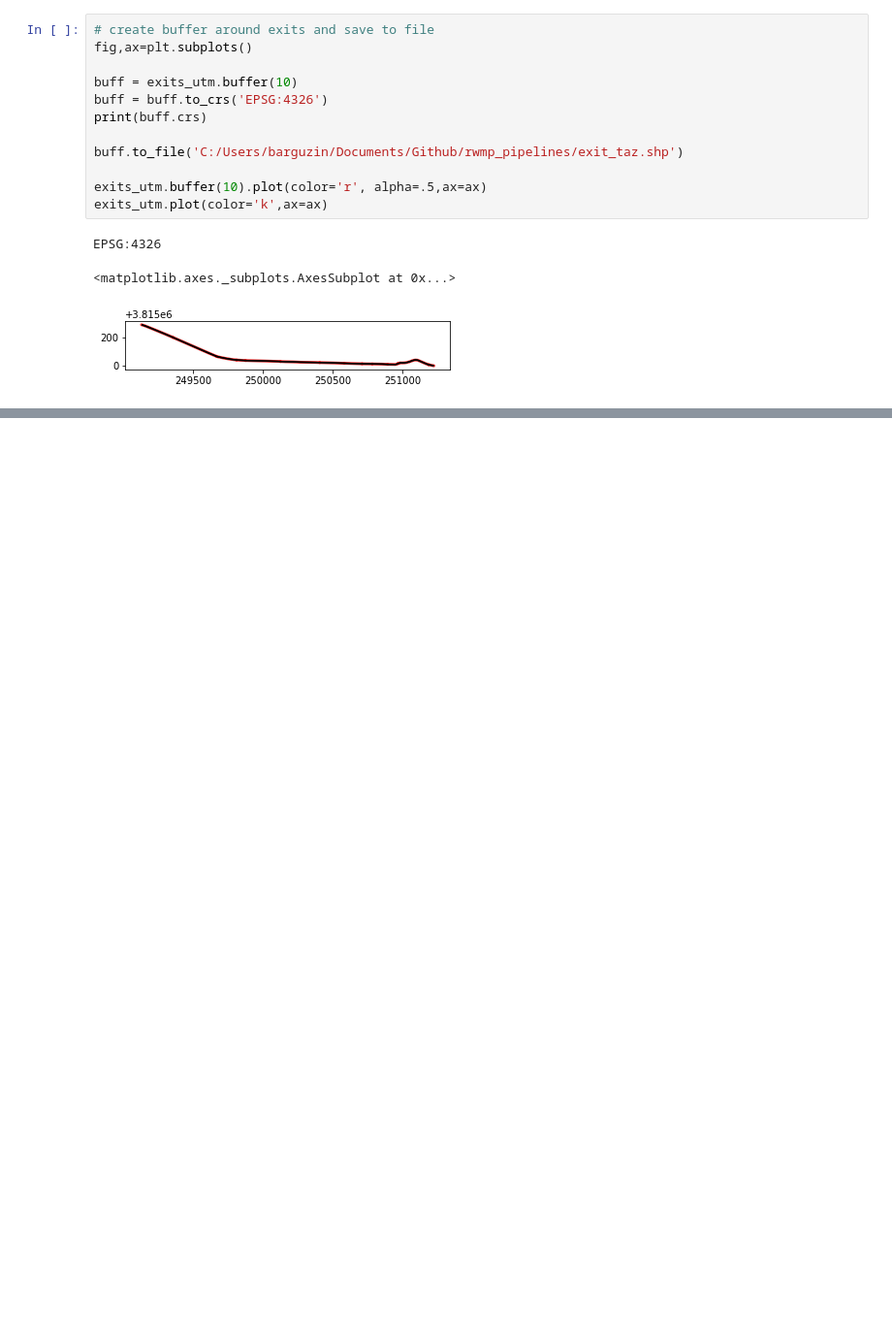
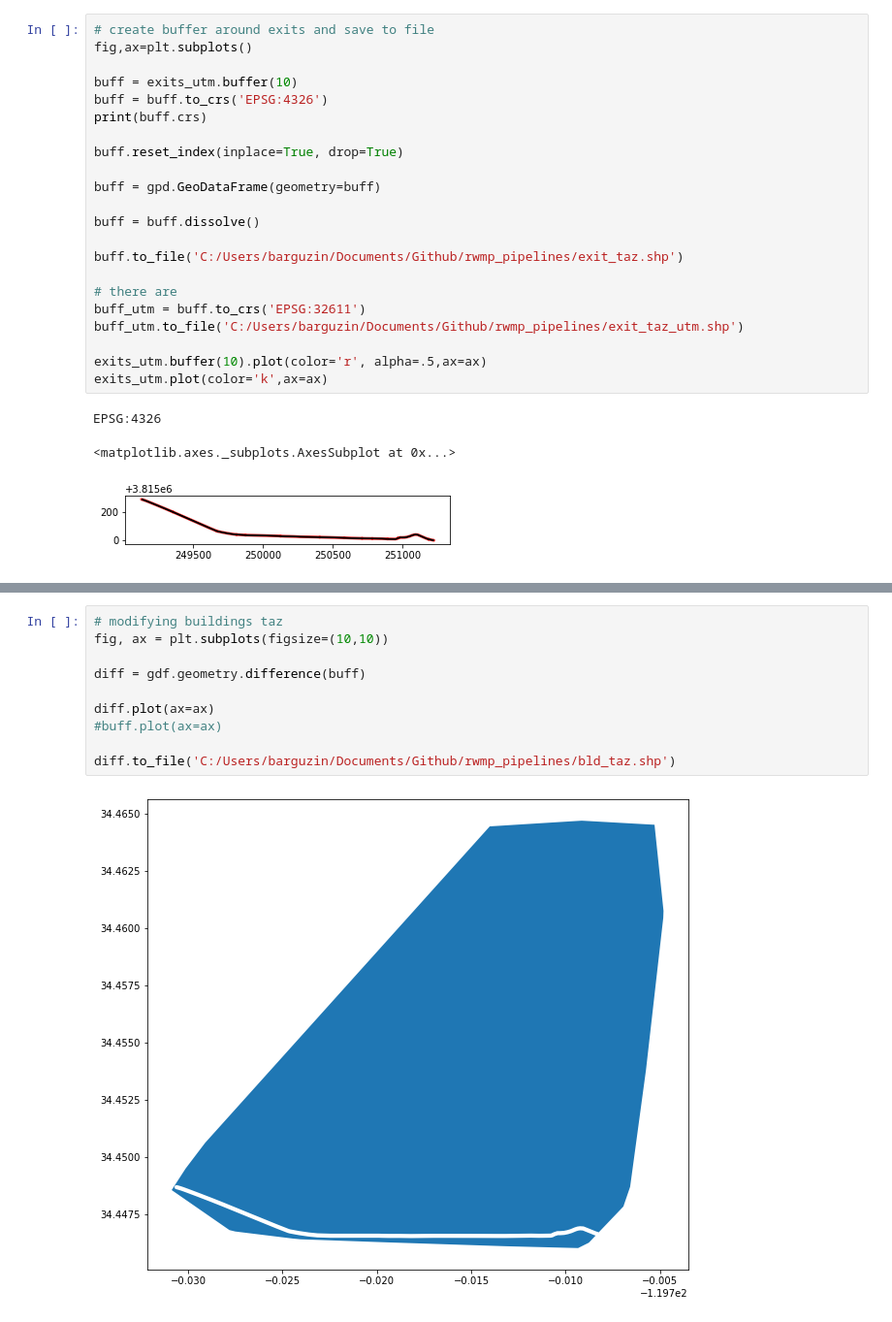
Before and after one commit to barguzin/rwmp_pipelines, a Jupyter notebook: evac/sumolib.ipynb, the cells around one changed output, grey strips where cells are left out. Shown at 97% size. Cells and saved outputs as stored; diff of their text form; blank space fills up the shorter version.

```diff
--- a/evac/sumolib.ipynb
+++ b/evac/sumolib.ipynb
@@ -272,7 +291,17 @@ buff = exits_utm.buffer(10)
 buff = buff.to_crs('EPSG:4326')
 print(buff.crs)
 
+buff.reset_index(inplace=True, drop=True)
+
+buff = gpd.GeoDataFrame(geometry=buff)
+
+buff = buff.dissolve()
+
 buff.to_file('C:/Users/barguzin/Documents/Github/rwmp_pipelines/exit_taz.shp')
+
+# there are
+buff_utm = buff.to_crs('EPSG:32611')
+buff_utm.to_file('C:/Users/barguzin/Documents/Github/rwmp_pipelines/exit_taz_utm.shp')
 
 exits_utm.buffer(10).plot(color='r', alpha=.5,ax=ax)
 exits_utm.plot(color='k',ax=ax)
@@ -304,3 +339,15 @@ gdf.plot()
 EPSG:4326
 <matplotlib.axes._subplots.AxesSubplot at 0x...>
 [figure]
+# %%
+# modifying buildings taz
+fig, ax = plt.subplots(figsize=(10,10))
+
+diff = gdf.geometry.difference(buff)
+
+diff.plot(ax=ax)
+#buff.plot(ax=ax)
+
+diff.to_file('C:/Users/barguzin/Documents/Github/rwmp_pipelines/bld_taz.shp')
+# %% [output]
+[figure, added]
```
Also changed, not shown: parts of 13 cells of this notebook, 18 other files.
